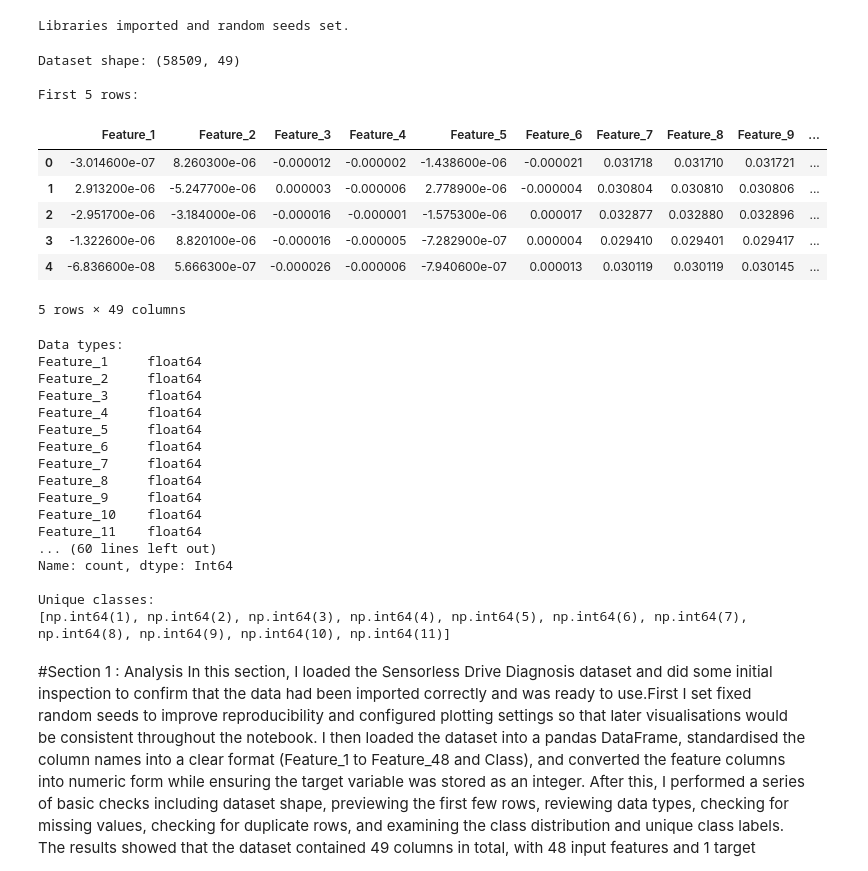
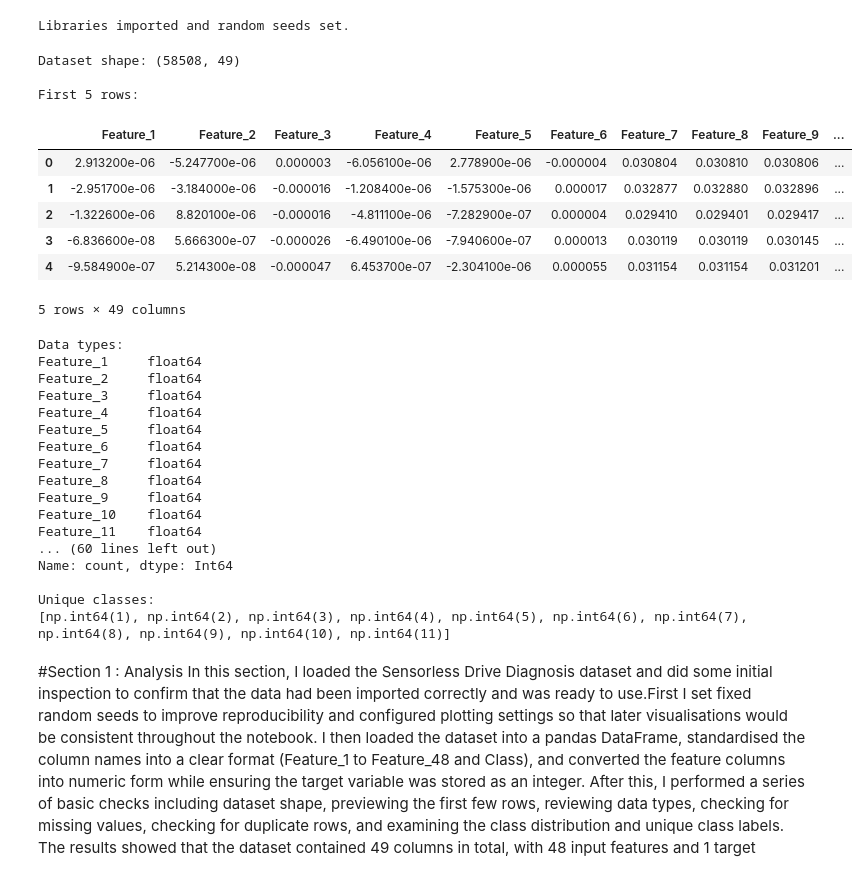
Before and after one commit to harshpre5/Artificial_Neural_Networks_14444188_HS_6009CMD, a Jupyter notebook: 14444188_ANN_PART_A.ipynb, the cells around one changed output. Cells and saved outputs as stored; diff of their text form; code cells hidden in the pictures.

```diff
--- a/14444188_ANN_PART_A.ipynb
+++ b/14444188_ANN_PART_A.ipynb
@@ -52,18 +52,23 @@ Libraries imported and random seeds set.
 # 3. File path
 file_path = "/content/drive/MyDrive/sensorless_drive_diagnosis_verified.csv"
 
-# 4. Define column names first
-col_names = [f"Feature_{i}" for i in range(1, 49)] + ["Class"]
+# 4. Reading CSV
+# Loading the dataset. low_memory=False prevents pandas from guessing datatypes in chunks
+df = pd.read_csv(file_path, low_memory=False)
 
-# 5. Read CSV correctly
-df = pd.read_csv(file_path, header=None, names=col_names, low_memory=False)
+# 5. Standardising column names
+df.columns = [str(c).strip() for c in df.columns]
+df.columns = [f"Feature_{i}" for i in range(1, 49)] + ["Class"]
 
-# 6. Convert feature columns to numeric
+# 6. Converting feature columns to numeric
+# Ensuring all features of data are strictly numeric.
+# non-numeric anomalies (like strings or corrupted data) to become NaN (missing).
 feature_cols = [f"Feature_{i}" for i in range(1, 49)]
 for col in feature_cols:
     df[col] = pd.to_numeric(df[col], errors="coerce")
 
-# 7. Convert target/class column to integer
+# 7. Converting target/class column to integer
+# Ensure the target variable is formatted as an integer.
 df["Class"] = pd.to_numeric(df["Class"], errors="coerce").astype("Int64")
 # %%
 # 8. Basic inspection
@@ -71,40 +76,40 @@ df["Class"] = pd.to_numeric(df["Class"], errors="coerce").astype("Int64")
 print("\nDataset shape:", df.shape)
 
 print("\nFirst 5 rows:")
 display(df.head())
 
 print("\nData types:")
 print(df.dtypes)
 
 print("\nMissing values per column (non-zero only):")
 missing_summary = df.isnull().sum()
 print(missing_summary[missing_summary > 0])
 
 print("\nTotal missing values:", df.isnull().sum().sum())
 
 print("\nDuplicate rows:", df.duplicated().sum())
 
 print("\nClass distribution:")
 print(df["Class"].value_counts().sort_index())
 
 print("\nUnique classes:")
 print(sorted(df["Class"].dropna().unique()))
 
 # 9. Safety checks
 # Hard enforcement of expected data conditions.
-assert df.shape == (58509, 49), f"Unexpected shape: {df.shape}"
+assert df.shape == (58508, 49), f"Unexpected shape: {df.shape}"
 assert df[feature_cols].isnull().sum().sum() == 0, "There are missing feature values."
 assert df["Class"].isnull().sum() == 0, "Class column has missing values."
 # %% [output]
-Dataset shape: (58509, 49)
+Dataset shape: (58508, 49)
 
 First 5 rows:
 |  | Feature_1 | Feature_2 | Feature_3 | Feature_4 | Feature_5 | Feature_6 | Feature_7 | Feature_8 | Feature_9 | ... |
-| 0 | -3.014600e-07 | 8.260300e-06 | -0.000012 | -0.000002 | -1.438600e-06 | -0.000021 | 0.031718 | 0.031710 | 0.031721 | ... |
-| 1 | 2.913200e-06 | -5.247700e-06 | 0.000003 | -0.000006 | 2.778900e-06 | -0.000004 | 0.030804 | 0.030810 | 0.030806 | ... |
-| 2 | -2.951700e-06 | -3.184000e-06 | -0.000016 | -0.000001 | -1.575300e-06 | 0.000017 | 0.032877 | 0.032880 | 0.032896 | ... |
-| 3 | -1.322600e-06 | 8.820100e-06 | -0.000016 | -0.000005 | -7.282900e-07 | 0.000004 | 0.029410 | 0.029401 | 0.029417 | ... |
-| 4 | -6.836600e-08 | 5.666300e-07 | -0.000026 | -0.000006 | -7.940600e-07 | 0.000013 | 0.030119 | 0.030119 | 0.030145 | ... |
+| 0 | 2.913200e-06 | -5.247700e-06 | 0.000003 | -6.056100e-06 | 2.778900e-06 | -0.000004 | 0.030804 | 0.030810 | 0.030806 | ... |
+| 1 | -2.951700e-06 | -3.184000e-06 | -0.000016 | -1.208400e-06 | -1.575300e-06 | 0.000017 | 0.032877 | 0.032880 | 0.032896 | ... |
+| 2 | -1.322600e-06 | 8.820100e-06 | -0.000016 | -4.811100e-06 | -7.282900e-07 | 0.000004 | 0.029410 | 0.029401 | 0.029417 | ... |
+| 3 | -6.836600e-08 | 5.666300e-07 | -0.000026 | -6.490100e-06 | -7.940600e-07 | 0.000013 | 0.030119 | 0.030119 | 0.030145 | ... |
+| 4 | -9.584900e-07 | 5.214300e-08 | -0.000047 | 6.453700e-07 | -2.304100e-06 | 0.000055 | 0.031154 | 0.031154 | 0.031201 | ... |
 5 rows × 49 columns
 Data types:
 Feature_1     float64
```
Also changed, not shown: parts of 11 cells of this notebook.
